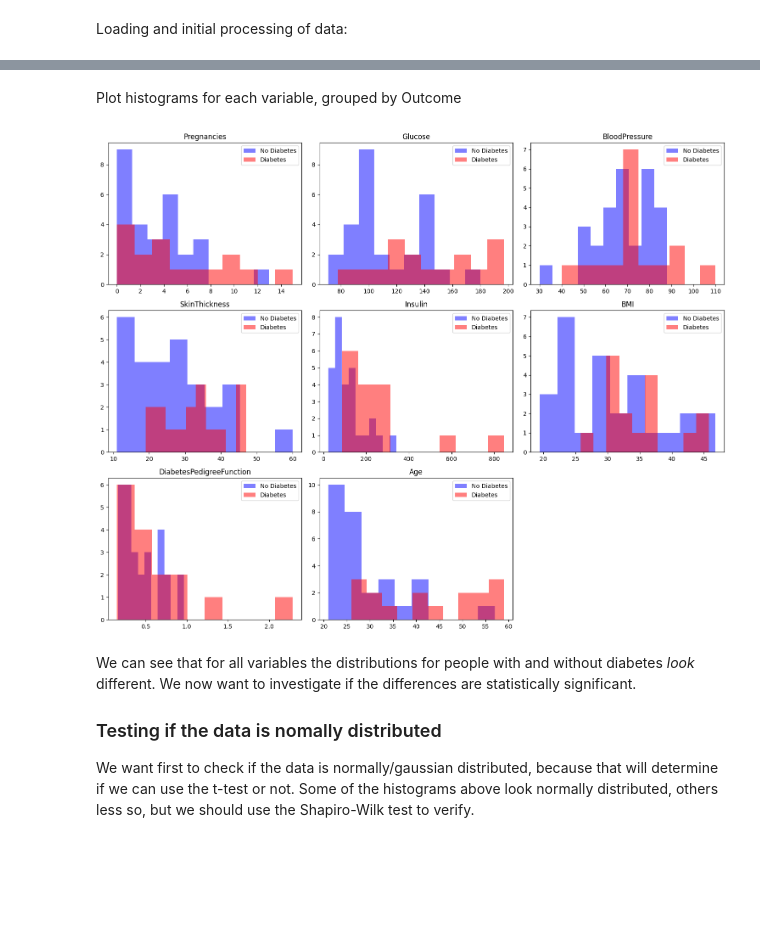
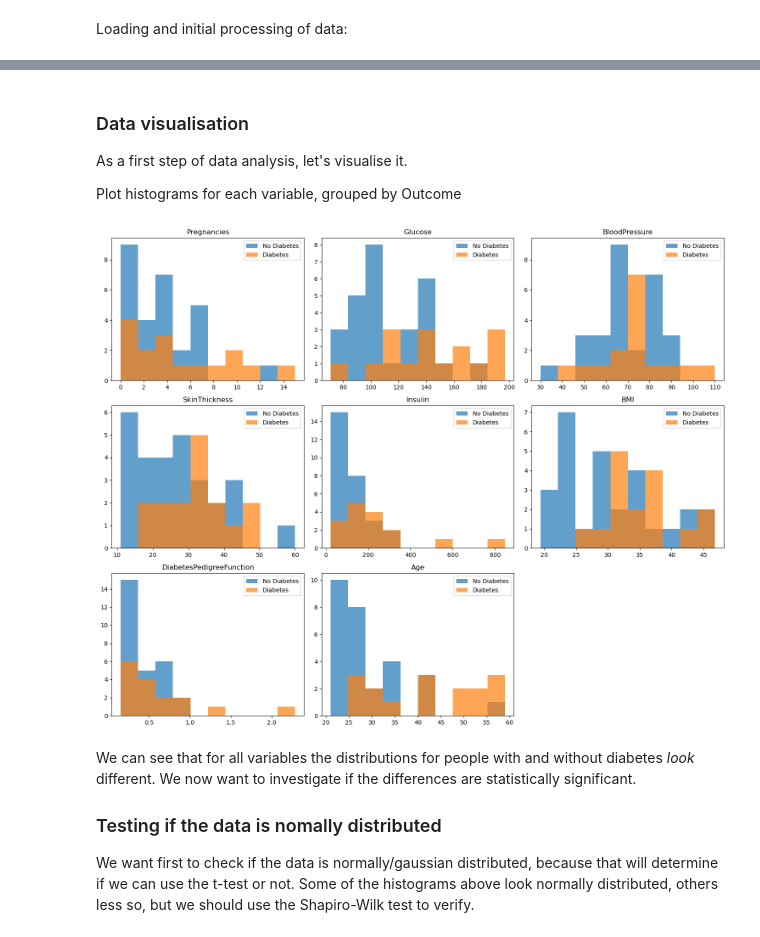
Before and after one commit to imperialchem/python-stats-intro, a Jupyter notebook: part2/stats-intro2.ipynb, the cells around one changed output, grey strips where cells are left out. Drawn from its saved outputs; the diff is of its cells as text; code cells hidden in the pictures; blank space fills up the shorter version.

```diff
--- a/part2/stats-intro2.ipynb
+++ b/part2/stats-intro2.ipynb
@@ -155,7 +139,7 @@ from scipy.stats import shapiro, mannwhitneyu, ttest_ind
 Loading and initial processing of data:
 # %%
 # Load the dataset
-data = pd.read_csv('diabetes.csv')
+data = pandas.read_csv('diabetes.csv')
 
 # Replace 0 with NaN for relevant columns (we assume that 0 is invalid for certain variables)
 # We don't consider 0 as valid for 'Glucose', 'BloodPressure', 'SkinThickness', 'Insulin', and 'BMI'
@@ -192,21 +176,26 @@ diabetes_1
 | 70 | 2 | 100.0 | 66.0 | 20.0 | 90.0 | 32.9 | 0.867 | 28 | ... |
 | 88 | 15 | 136.0 | 70.0 | 32.0 | 110.0 | 37.1 | 0.153 | 43 | ... |
 # %% [markdown]
+### Data visualisation
+
+As a first step of data analysis, let's visualise it.
+
 Plot histograms for each variable, grouped by Outcome
 # %%
-plt.figure(figsize=(15, 12))  # Create a figure for multiple subplots
+figure(figsize=(15, 12))  # Create a figure for multiple subplots
 for i, var in enumerate(variables):
-    plt.subplot(3, 3, i+1)  # Create a 3x3 grid of subplots
-    plt.hist(diabetes_0[var], bins=10, alpha=0.5, label='No Diabetes', color='blue')  # Plot histogram for no diabetes
-    plt.hist(diabetes_1[var], bins=10, alpha=0.5, label='Diabetes', color='red')  # Plot histogram for diabetes
-    plt.title(var)  # Set the title to the variable name
-    plt.legend()  # Add a legend to distinguish the groups
+    subplot(3, 3, i+1)  # Create a 3x3 grid of subplots
+    hrange=(min(diabetes_0[var].min(),diabetes_1[var].min()),max(diabetes_0[var].max(),diabetes_1[var].max())) #create the same range for both groups
+    diabetes_0[var].hist(bins=10,alpha=0.7,range=hrange,grid=False,label='No Diabetes')  # Plot histogram for no diabetes
+    diabetes_1[var].hist(bins=10,alpha=0.7,range=hrange,grid=False,label='Diabetes')  # Plot histogram for diabetes
+    title(var)  # Set the title to the variable name
+    legend()  # Add a legend to distinguish the groups
 
 # Display the plots
-plt.tight_layout()  # Adjust layout to prevent overlap
-plt.show()
+tight_layout()  # Adjust layout to prevent overlap
+show()
 # %% [output]
-[figure, old version]
+[figure, new version]
 # %% [markdown]
 We can see that for all variables the distributions for people with and without diabetes *look* different. We now want to investigate if the differences are statistically significant.
 
```
Also changed, not shown: parts of 16 cells of this notebook.
